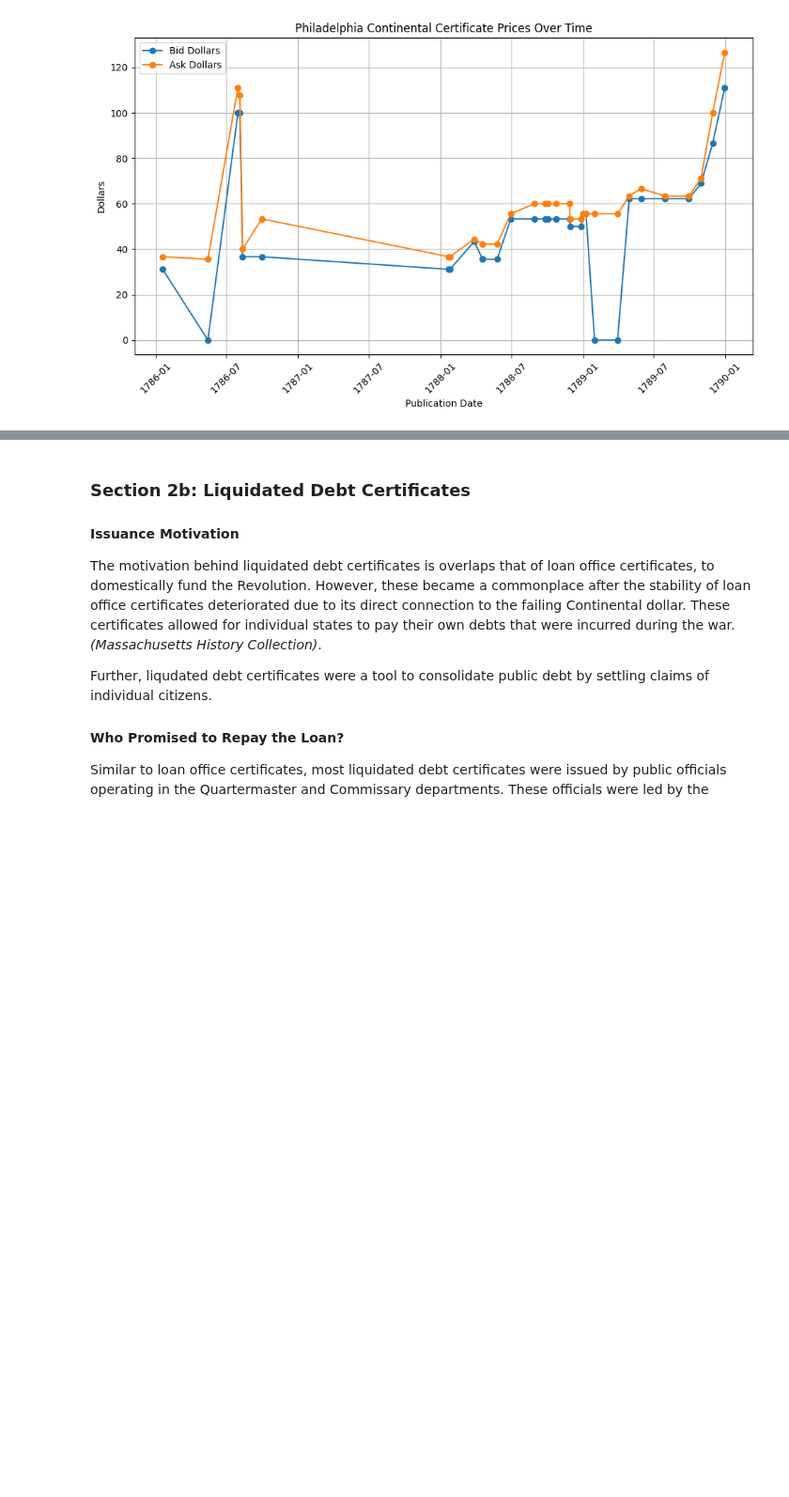
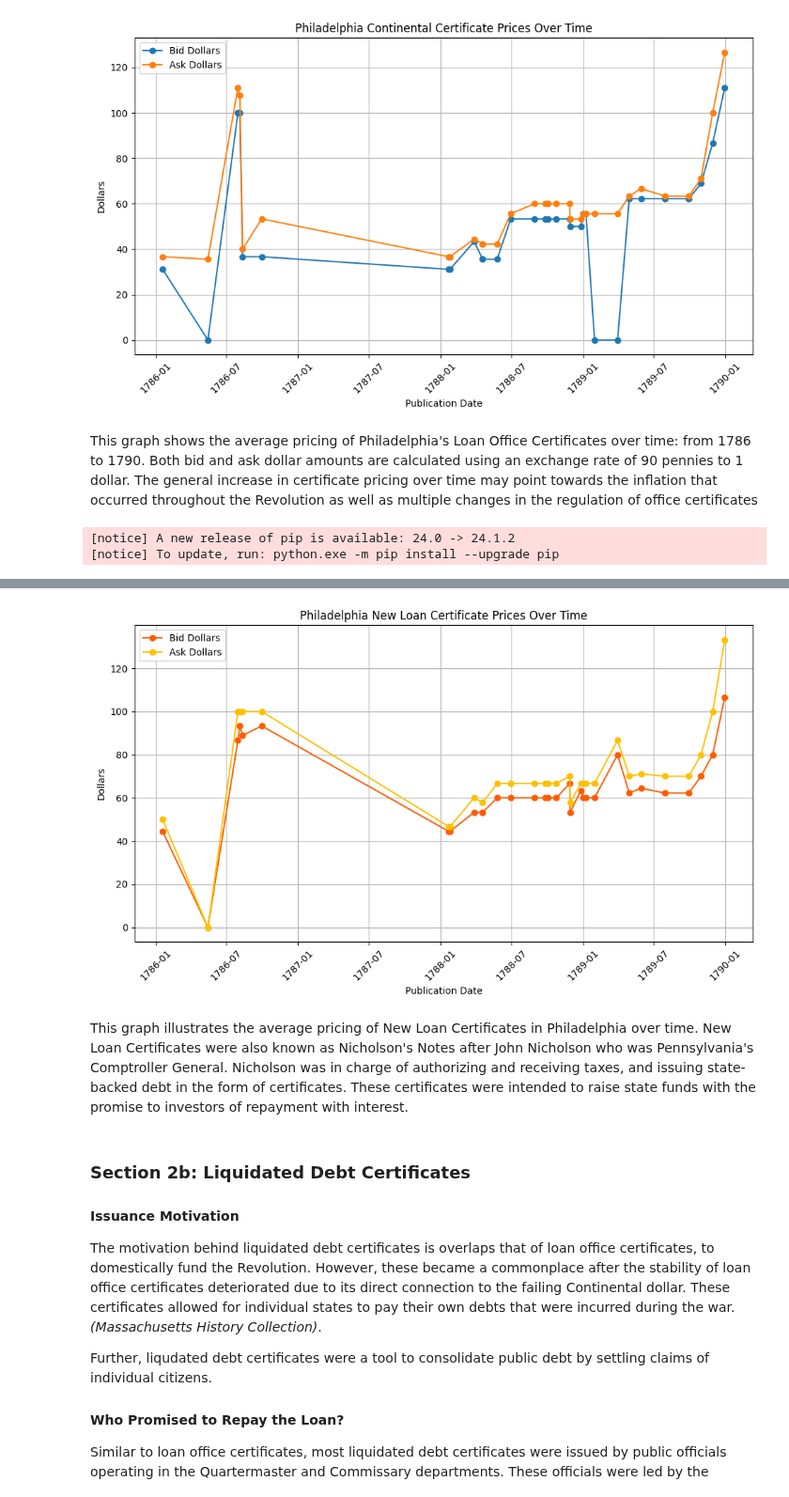
Before and after one commit to davidch2020/Bond-Bios, a Jupyter notebook: HamiltonBondBio.ipynb, the cells around one changed output, grey strips where cells are left out. Shown at 94% size. Drawn from its saved outputs; the diff is of its cells as text; code cells hidden in the pictures; blank space fills up the shorter version.

```diff
--- a/HamiltonBondBio.ipynb
+++ b/HamiltonBondBio.ipynb
@@ -113,3 +113,46 @@ plt.legend()
 plt.grid(True)
 # %% [output]
 [figure]
+# %% [markdown]
+This graph shows the average pricing of Philadelphia's Loan Office Certificates over time: from 1786 to 1790. Both bid and ask dollar amounts are calculated using an exchange rate of 90 pennies to 1 dollar. The general increase in certificate pricing over time may point towards the inflation that occurred throughout the Revolution as well as multiple changes in the regulation of office certificates
+# %%
+import pandas as pd
+import matplotlib.pyplot as plt
+from matplotlib.dates import DateFormatter, YearLocator
+!pip install numpy
+import numpy as np
+
+df = pd.read_csv(r'C:\Users\ezlan\Downloads\Philly_NewLoan_Certificates.csv')
+
+subset = ['Publication Date', 'Unnamed: 7', 'Unnamed: 8']
+df = df[subset]
+df.columns = df.columns.str.strip()
+df.columns = df.columns.str.lower()
+
+if 'publication date' in df.columns:
+    df['publication date'] = pd.to_datetime(df['publication date'], errors='coerce')
+    df.set_index('publication date', inplace=True)
+else:
+    print("Column 'publication date' not found. Available columns are:", df.columns)
+
+df['unnamed: 7'] = pd.to_numeric(df['unnamed: 7'], errors='coerce')
+df['unnamed: 8'] = pd.to_numeric(df['unnamed: 8'], errors='coerce')
+
+df = df.dropna(subset=['unnamed: 7', 'unnamed: 8'])
+
+plt.figure(figsize=(10, 6))
+df_sorted = df.sort_values(by='publication date')
+plt.plot(df_sorted.index, df_sorted['unnamed: 7'], label='Bid Dollars', color='#ff5b00', marker='o')
+plt.plot(df_sorted.index, df_sorted['unnamed: 8'], label='Ask Dollars', color='#ffc000', marker='o')
+plt.xlabel('Publication Date')
+plt.ylabel('Dollars')
+plt.title('Philadelphia New Loan Certificate Prices Over Time')
+date_form = DateFormatter("%Y-%m")
+
+plt.xticks(rotation=45)
+plt.tight_layout()
+plt.legend()
+plt.grid(True)
+# %% [output]
+[notice] A new release of pip is available: 24.0 -> 24.1.2
+[notice] To update, run: python.exe -m pip install --upgrade pip
@@ -116,3 +160,6 @@ plt.grid(True)
+[figure, added]
+# %% [markdown]
+This graph illustrates the average pricing of New Loan Certificates in Philadelphia over time. New Loan Certificates were also known as Nicholson's Notes after John Nicholson who was Pennsylvania's Comptroller General. Nicholson was in charge of authorizing and receiving taxes, and issuing state-backed debt in the form of certificates. These certificates were intended to raise state funds with the promise to investors of repayment with interest.
 # %% [markdown]
 ### Section 2b: Liquidated Debt Certificates
 #### Issuance Motivation
```
Also changed, not shown: parts of 1 cell of this notebook.
